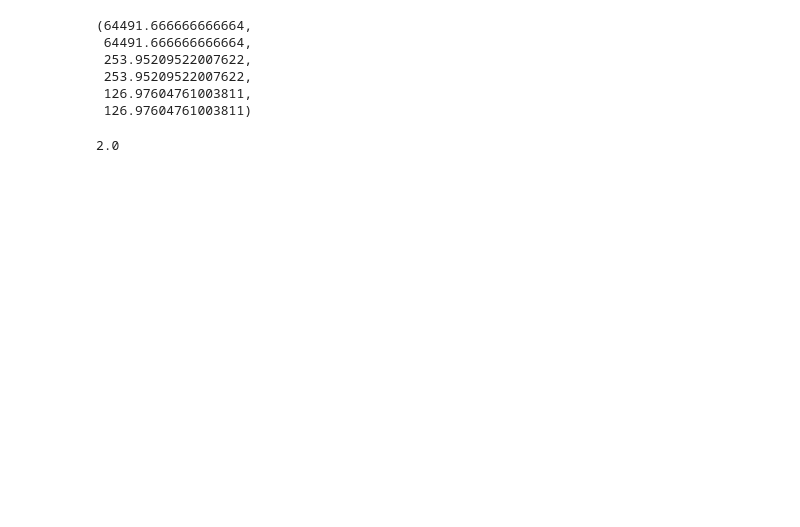
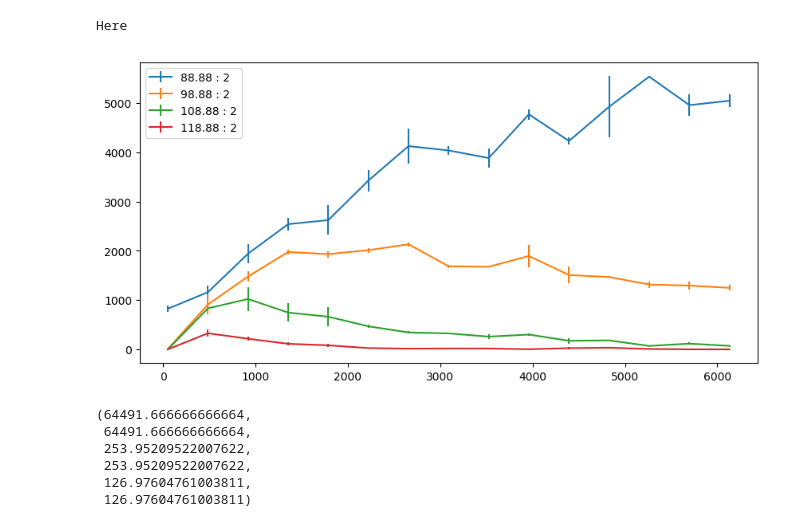
Before and after one commit to aravindhnivas/FELion-Spectrum-Analyser, a Jupyter notebook: testing/timescanplot.ipynb, the cells around one changed output. Drawn from its saved outputs; the diff is of its cells as text; code cells hidden in the pictures; blank space fills up the shorter version.

```diff
--- a/testing/timescanplot.ipynb
+++ b/testing/timescanplot.ipynb
@@ -119,3 +133,9 @@ Standard error:
+# %%
+
+time, counts, error, no_of_mass, mass_values, iterations = timescanplot(filename)
+# %% [output]
+Here
+[figure, added]
 # %%
 tmp = [2174, 1758, 2212, 1750]
 avg = sum(tmp)/len(tmp)
@@ -131,7 +151,3 @@ var, varience[1][1], std_d, standard_deviation[1][1], std_e, standard_error[1][1
  253.95209522007622,
  126.97604761003811,
  126.97604761003811)
-# %%
-4/2
-# %% [output]
-2.0
```
Also changed, not shown: parts of 3 cells of this notebook, 1 other file.
